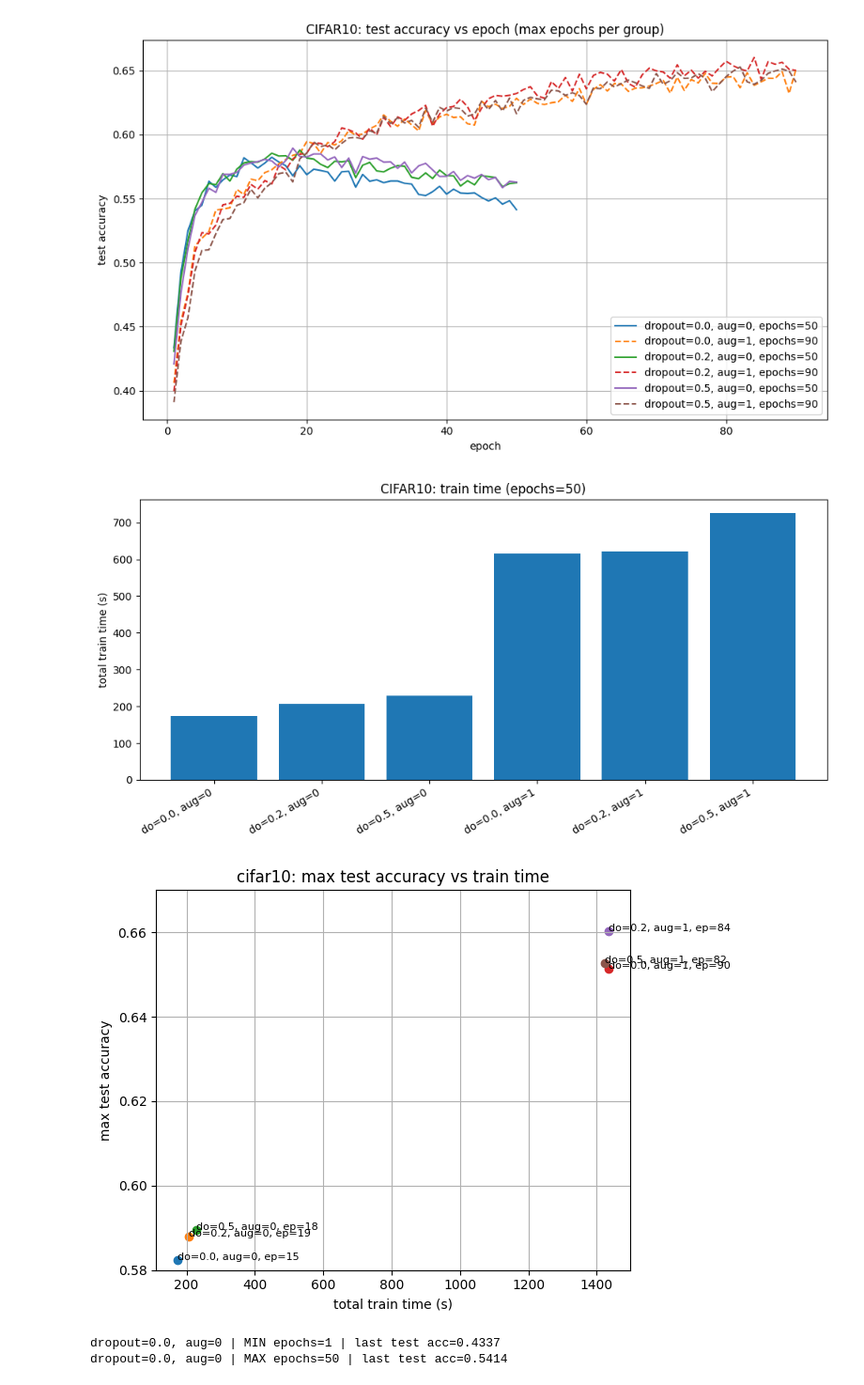
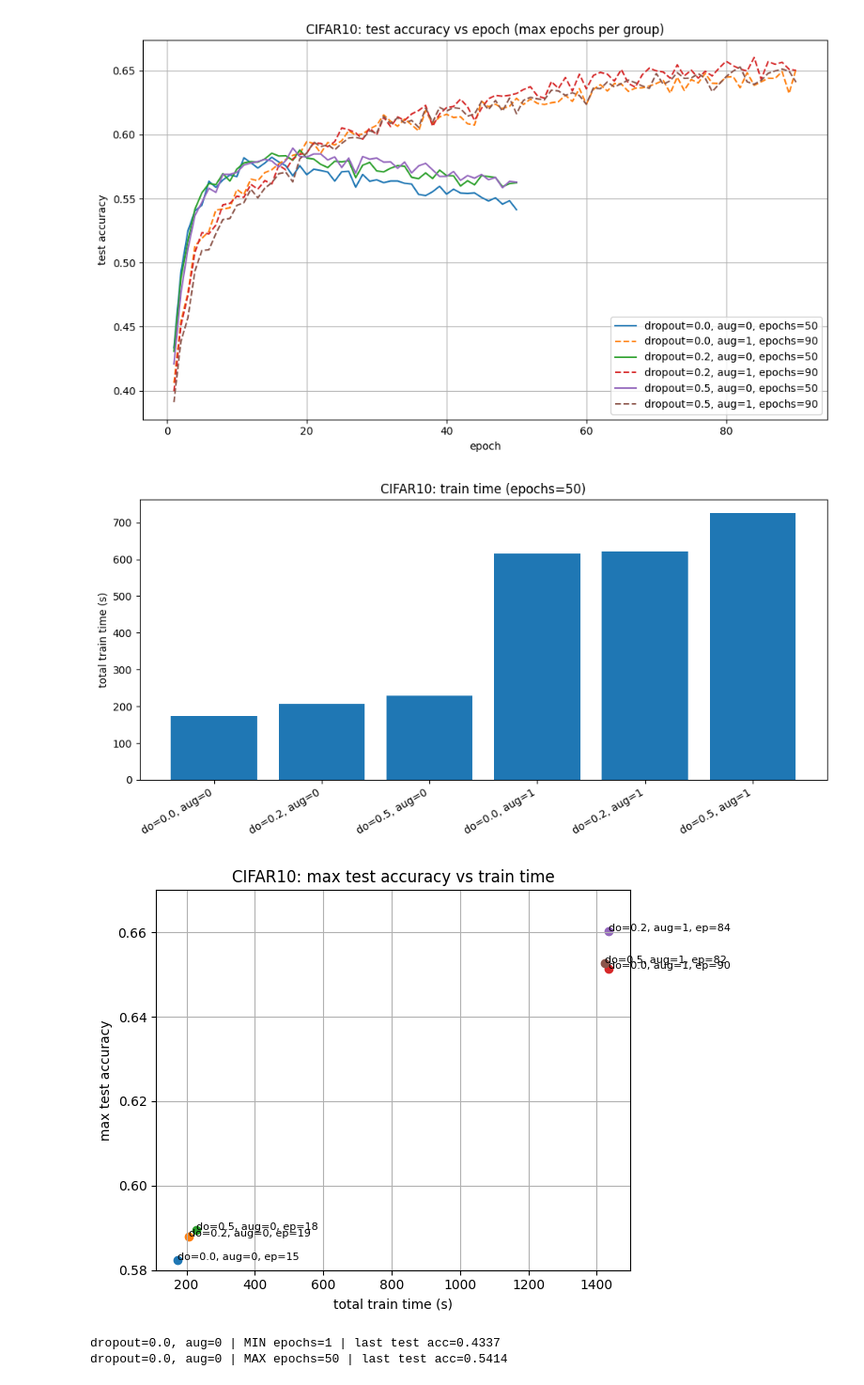
Before and after one commit to hasanguenes/ML_UE3, a Jupyter notebook: analysis_lenet.ipynb, the cells around one changed output. Shown at 94% size. Saved outputs shown, nothing was run; the diff lists cells and outputs as text; code cells hidden in the pictures.

```diff
--- a/analysis_lenet.ipynb
+++ b/analysis_lenet.ipynb
@@ -697,6 +851,8 @@ _ = plot_eval_acc_max_per_group("runs/test/LENET5/CIFAR10", save_path="plots_for
 # %% [output]
 [figure]
 # %%
+# train time depending on config
+
 def load_best_runs_per_group_fixed_epochs(dataset_dir: str | Path, target_epochs: int):
     """
     Like load_best_runs_per_group(...), but ONLY considers runs where config['epochs'] == target_epochs.
@@ -746,35 +902,35 @@ def load_best_runs_per_group_fixed_epochs(dataset_dir: str | Path, target_epochs
     for r in runs:
         key = (r["dropout"], r["augment"])
         if key not in best:
             best[key] = r
             continue
 
         # prefer longer history (safety); if tie, prefer "later" run_dir name (often timestamped)
         if len(r["eval_acc"]) > len(best[key]["eval_acc"]):
             best[key] = r
         elif len(r["eval_acc"]) == len(best[key]["eval_acc"]) and r["run_dir"].name > best[key]["run_dir"].name:
             best[key] = r
 
     if not best:
         raise RuntimeError(f"No usable runs found in {dataset_dir} with epochs=={target_epochs}")
 
     return best
 
 
-dataset_dir = Path("runs/test/LENET5/cifar10")  # change to CIFAR10/GTSRB as needed
+dataset_dir = Path("runs/LENET5/CIFAR10")
 
 best = load_best_runs_per_group(dataset_dir)
 rows = runtime_summary(best, threshold=0.60)
 
-best_50 = load_best_runs_per_group_fixed_epochs("runs/test/LENET5/CIFAR10", target_epochs=50)
+best_50 = load_best_runs_per_group_fixed_epochs("runs/LENET5/CIFAR10", target_epochs=50)
 rows_50 = runtime_summary(best_50, threshold=0.60)
 plot_total_time(rows_50, title="CIFAR10: train time (epochs=50)")
 
 # print_runtime_table(rows)
 # plot_total_time(rows, title=f"{dataset_dir.name}: total train time (per dropout and augmentation)",  dataset_name=dataset_dir.name, normalize_epochs=15)
 plot_efficiency(rows, title=f"{dataset_dir.name}: max test accuracy vs train time", dataset_name=dataset_dir.name)
 # %% [output]
 [figure]
-[figure, old version]
+[figure, new version]
 # %%
 _ = show_confusion_pngs_for_setting(
```
Also changed, not shown: parts of 9 cells of this notebook, 2 other files.
